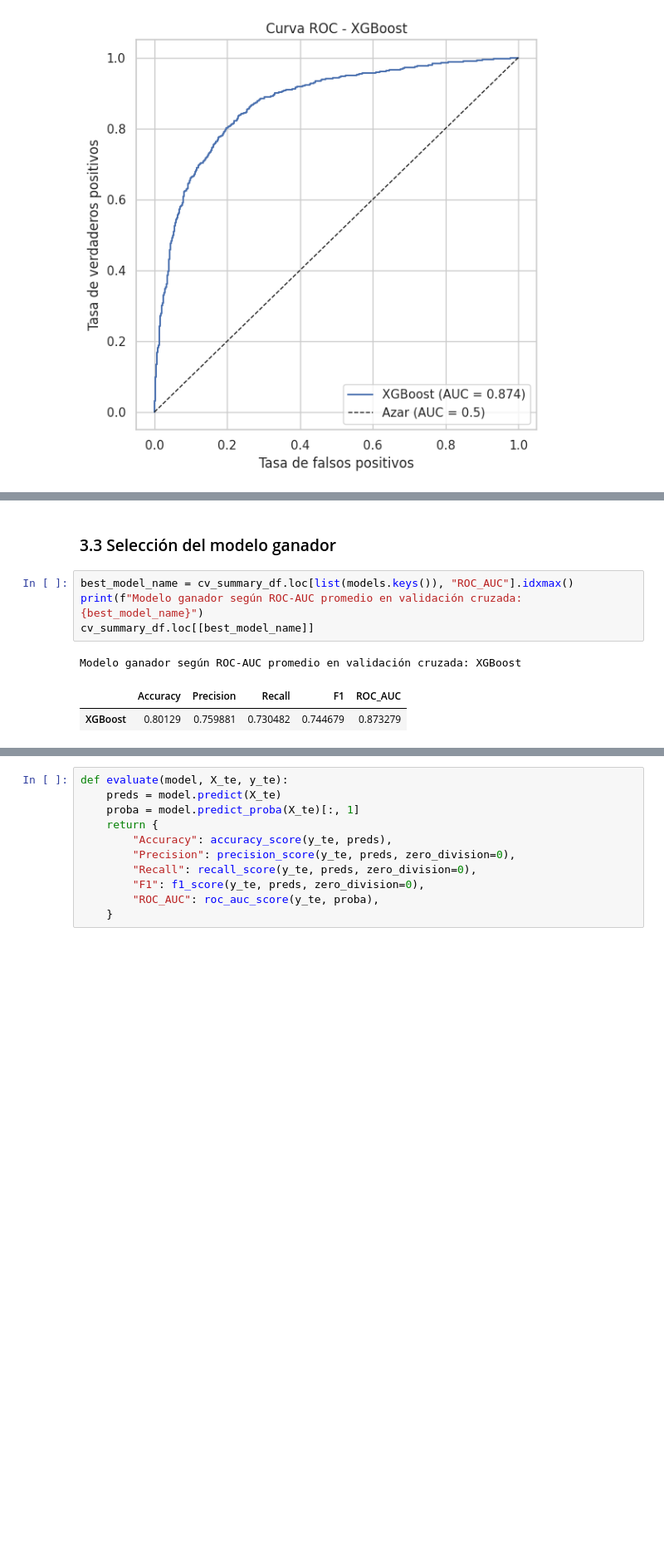
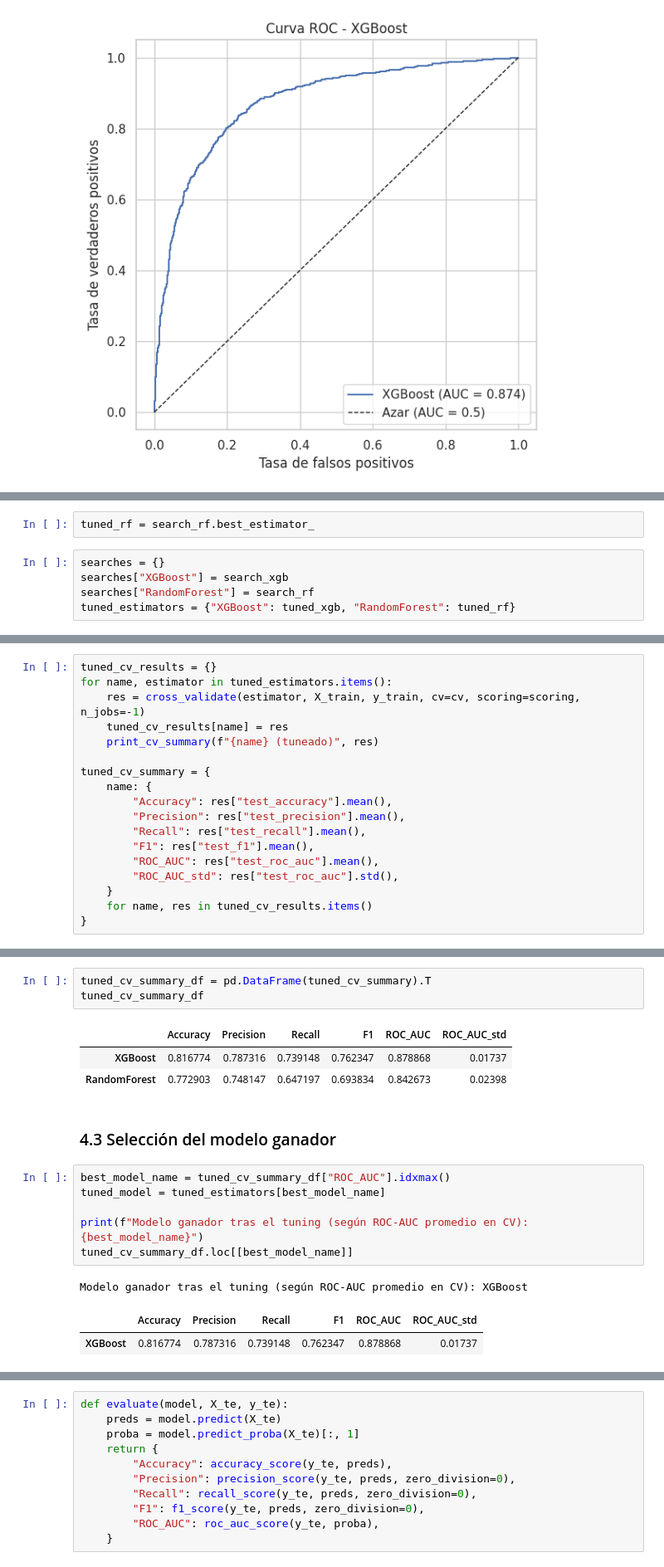
Before and after one commit to Ga1ahad07/ml_dice_game, a Jupyter notebook: notebooks/Notebook_V2lite.ipynb, the cells around one changed output, grey strips where cells are left out. Shown at 83% size. Cells and saved outputs as stored; diff of their text form; blank space fills up the shorter version.

```diff
--- a/notebooks/Notebook_V2lite.ipynb
+++ b/notebooks/Notebook_V2lite.ipynb
@@ -419,0 +499,7 @@ plt.show()
+# %%
+tuned_rf = search_rf.best_estimator_
+# %%
+searches = {}
+searches["XGBoost"] = search_xgb
+searches["RandomForest"] = search_rf
+tuned_estimators = {"XGBoost": tuned_xgb, "RandomForest": tuned_rf}
@@ -419,0 +515,18 @@ plt.show()
+# %%
+tuned_cv_results = {}
+for name, estimator in tuned_estimators.items():
+    res = cross_validate(estimator, X_train, y_train, cv=cv, scoring=scoring, n_jobs=-1)
+    tuned_cv_results[name] = res
+    print_cv_summary(f"{name} (tuneado)", res)
+
+tuned_cv_summary = {
+    name: {
+        "Accuracy": res["test_accuracy"].mean(),
+        "Precision": res["test_precision"].mean(),
+        "Recall": res["test_recall"].mean(),
+        "F1": res["test_f1"].mean(),
+        "ROC_AUC": res["test_roc_auc"].mean(),
+        "ROC_AUC_std": res["test_roc_auc"].std(),
+    }
+    for name, res in tuned_cv_results.items()
+}
@@ -420,10 +546,19 @@ plt.show()
+# %%
+tuned_cv_summary_df = pd.DataFrame(tuned_cv_summary).T
+tuned_cv_summary_df
+# %% [output]
+|  | Accuracy | Precision | Recall | F1 | ROC_AUC | ROC_AUC_std |
+| XGBoost | 0.816774 | 0.787316 | 0.739148 | 0.762347 | 0.878868 | 0.01737 |
+| RandomForest | 0.772903 | 0.748147 | 0.647197 | 0.693834 | 0.842673 | 0.02398 |
 # %% [markdown]
-### 3.3 Selección del modelo ganador
+### 4.3 Selección del modelo ganador
 # %%
-best_model_name = cv_summary_df.loc[list(models.keys()), "ROC_AUC"].idxmax()
-print(f"Modelo ganador según ROC-AUC promedio en validación cruzada: {best_model_name}")
-cv_summary_df.loc[[best_model_name]]
+best_model_name = tuned_cv_summary_df["ROC_AUC"].idxmax()
+tuned_model = tuned_estimators[best_model_name]
+
+print(f"Modelo ganador tras el tuning (según ROC-AUC promedio en CV): {best_model_name}")
+tuned_cv_summary_df.loc[[best_model_name]]
 # %% [output]
-Modelo ganador según ROC-AUC promedio en validación cruzada: XGBoost
+Modelo ganador tras el tuning (según ROC-AUC promedio en CV): XGBoost
-|  | Accuracy | Precision | Recall | F1 | ROC_AUC |
-| XGBoost | 0.80129 | 0.759881 | 0.730482 | 0.744679 | 0.873279 |
+|  | Accuracy | Precision | Recall | F1 | ROC_AUC | ROC_AUC_std |
+| XGBoost | 0.816774 | 0.787316 | 0.739148 | 0.762347 | 0.878868 | 0.01737 |
```
Also changed, not shown: parts of 28 cells of this notebook, 13 other files.
